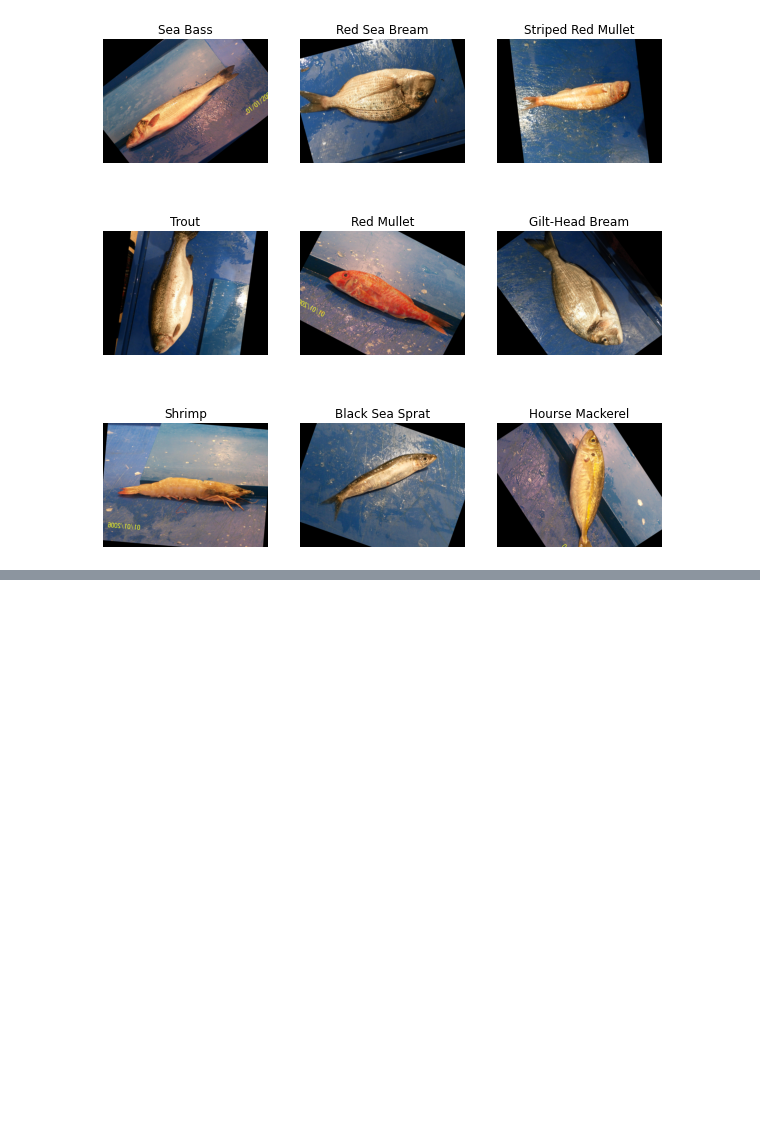
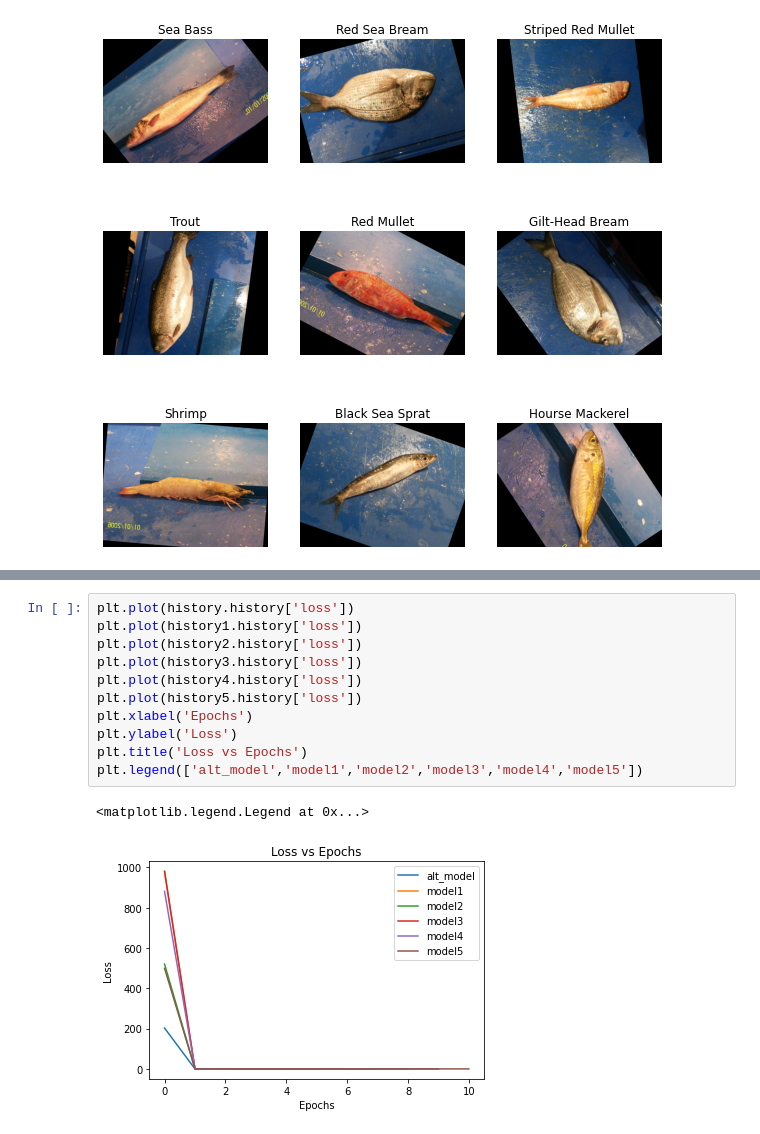
Before and after one commit to tran-nick/ee258, a Jupyter notebook: final_project/EE258 Project Baseline.ipynb, the cells around one changed output, grey strips where cells are left out. Saved outputs shown, nothing was run; the diff lists cells and outputs as text; blank space fills up the shorter version.

```diff
--- a/final_project/EE258 Project Baseline.ipynb
+++ b/final_project/EE258 Project Baseline.ipynb
@@ -192,0 +376,14 @@ Epoch 5/5
+# %%
+plt.plot(history.history['loss'])
+plt.plot(history1.history['loss'])
+plt.plot(history2.history['loss'])
+plt.plot(history3.history['loss'])
+plt.plot(history4.history['loss'])
+plt.plot(history5.history['loss'])
+plt.xlabel('Epochs')
+plt.ylabel('Loss')
+plt.title('Loss vs Epochs')
+plt.legend(['alt_model','model1','model2','model3','model4','model5'])
+# %% [output]
+<matplotlib.legend.Legend at 0x...>
+[figure, added]
```
Also changed, not shown: parts of 14 cells of this notebook, 2 other files.
